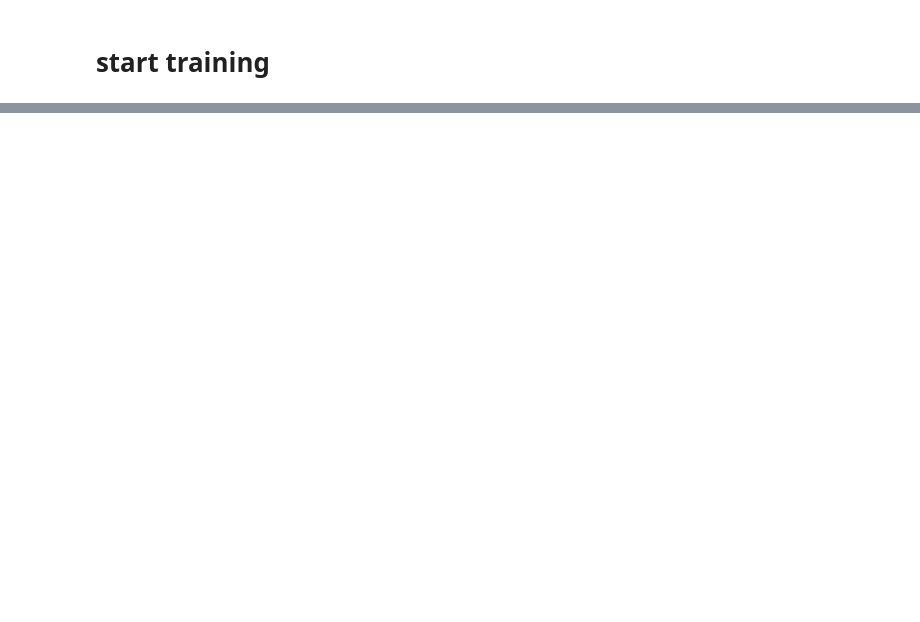
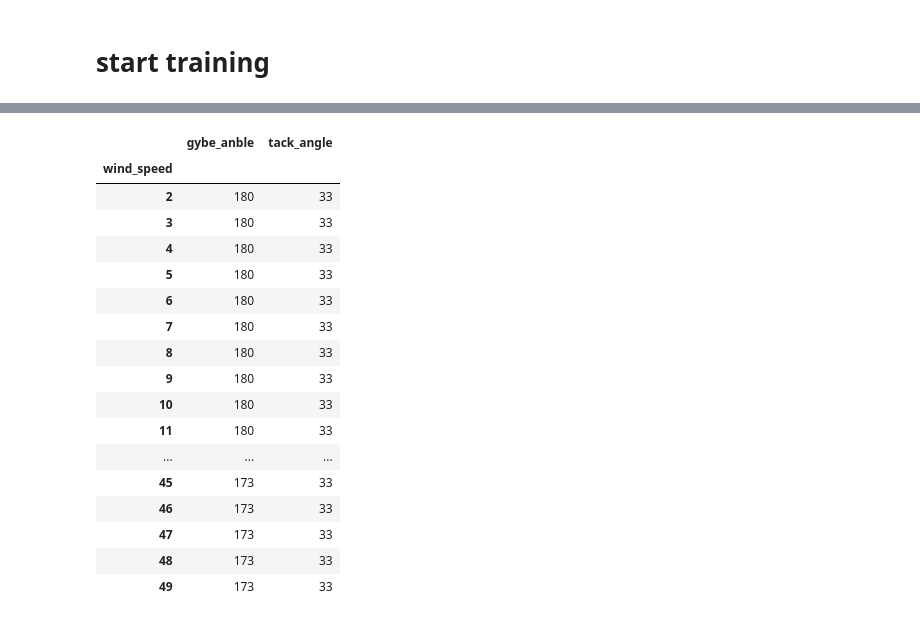
Before and after one commit to wouterdewinter/ai-captain, a Jupyter notebook: notebooks/polar-solution.ipynb, the cells around one changed output, grey strips where cells are left out. Drawn from its saved outputs; the diff is of its cells as text; code cells hidden in the pictures; blank space fills up the shorter version.

```diff
--- a/notebooks/polar-solution.ipynb
+++ b/notebooks/polar-solution.ipynb
@@ -100,20 +135,39 @@ plt.show()
 # %%
 # predict tack and gybe angles for all wind speeds
 data = pd.DataFrame()
 for wind_speed in range(2, 50):
     df = predict_boat_speeds(model, wind_speed)
     row = {
         'wind_speed': wind_speed,
         'tack_angle': df['vmg'].idxmax(),
         'gybe_anble': df['vmg'].idxmin(),
     }
     data = data.append([row])
 
 # wind speed as index
 data = data.set_index('wind_speed')
 
 # save to file
 data.to_pickle(os.path.join('..', 'data', 'angles.pkl'))
 
 # show first rows
-data.head()
+data
+# %% [output]
+|  | gybe_anble | tack_angle |
+| wind_speed |  |  |
+| 2 | 180 | 33 |
+| 3 | 180 | 33 |
+| 4 | 180 | 33 |
+| 5 | 180 | 33 |
+| 6 | 180 | 33 |
+| 7 | 180 | 33 |
+| 8 | 180 | 33 |
+| 9 | 180 | 33 |
+| 10 | 180 | 33 |
+| 11 | 180 | 33 |
+| ... | ... | ... |
+| 45 | 173 | 33 |
+| 46 | 173 | 33 |
+| 47 | 173 | 33 |
+| 48 | 173 | 33 |
+| 49 | 173 | 33 |
```
Also changed, not shown: parts of 7 cells of this notebook, 2 other files.
